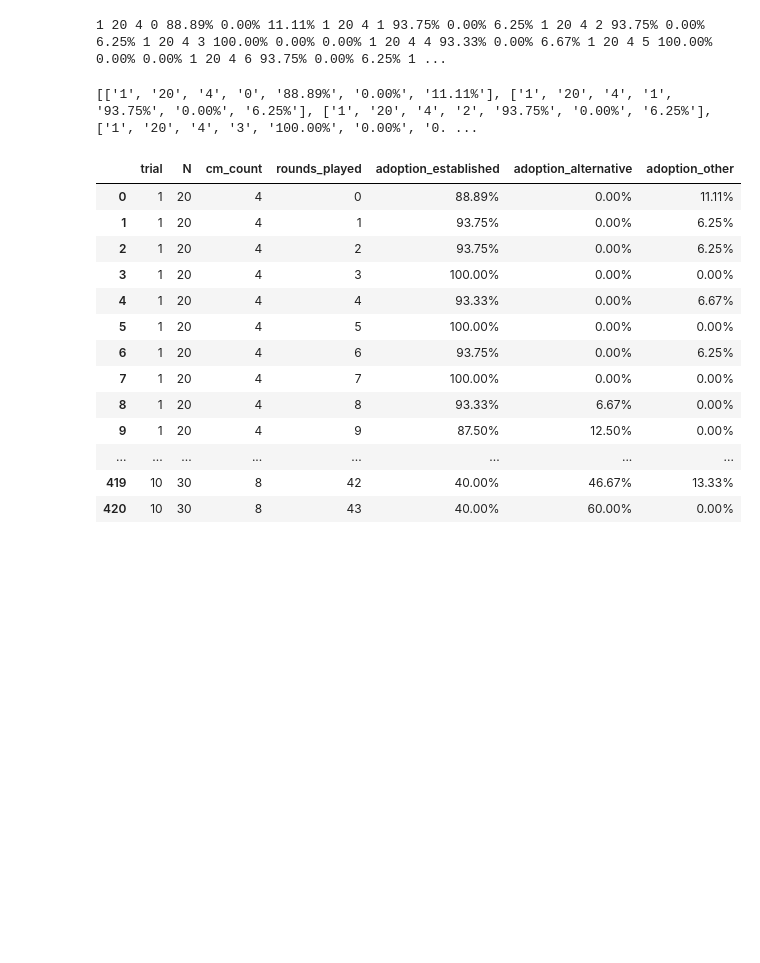
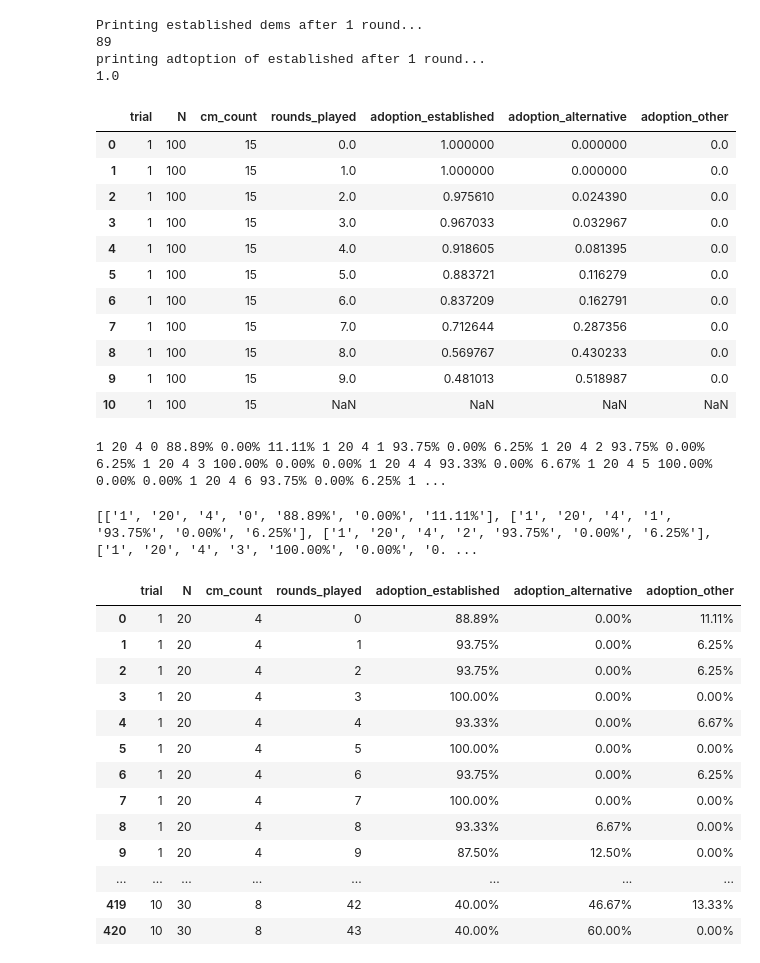
Before and after one commit to tooji/AM, a Jupyter notebook: AM.ipynb, the cells around one changed output. Drawn from its saved outputs; the diff is of its cells as text; code cells hidden in the pictures; blank space fills up the shorter version.

Commit message:
fixed some bugs in calculate adoption method

```diff
--- a/AM.ipynb
+++ b/AM.ipynb
@@ -609,3 +614,23 @@ plot_df(df_am, hide_undecided=False)
+# %%
+df_memory_centola = wc_memory.calculate_adoption_rates_df(100, 1000, 15, 1, 1.0, 0.0, 0.0, State.RED)
+df_memory_centola
+# %% [output]
+Printing established dems after 1 round...
+89
+printing adtoption of established after 1 round...
+1.0
+|  | trial | N | cm_count | rounds_played | adoption_established | adoption_alternative | adoption_other |
+| 0 | 1 | 100 | 15 | 0.0 | 1.000000 | 0.000000 | 0.0 |
+| 1 | 1 | 100 | 15 | 1.0 | 1.000000 | 0.000000 | 0.0 |
+| 2 | 1 | 100 | 15 | 2.0 | 0.975610 | 0.024390 | 0.0 |
+| 3 | 1 | 100 | 15 | 3.0 | 0.967033 | 0.032967 | 0.0 |
+| 4 | 1 | 100 | 15 | 4.0 | 0.918605 | 0.081395 | 0.0 |
+| 5 | 1 | 100 | 15 | 5.0 | 0.883721 | 0.116279 | 0.0 |
+| 6 | 1 | 100 | 15 | 6.0 | 0.837209 | 0.162791 | 0.0 |
+| 7 | 1 | 100 | 15 | 7.0 | 0.712644 | 0.287356 | 0.0 |
+| 8 | 1 | 100 | 15 | 8.0 | 0.569767 | 0.430233 | 0.0 |
+| 9 | 1 | 100 | 15 | 9.0 | 0.481013 | 0.518987 | 0.0 |
+| 10 | 1 | 100 | 15 | NaN | NaN | NaN | NaN |
 # %%
 def read_raw_data(filename):
     with open(filename, 'r') as myfile:
```
Also changed, not shown: parts of 2 cells of this notebook.
